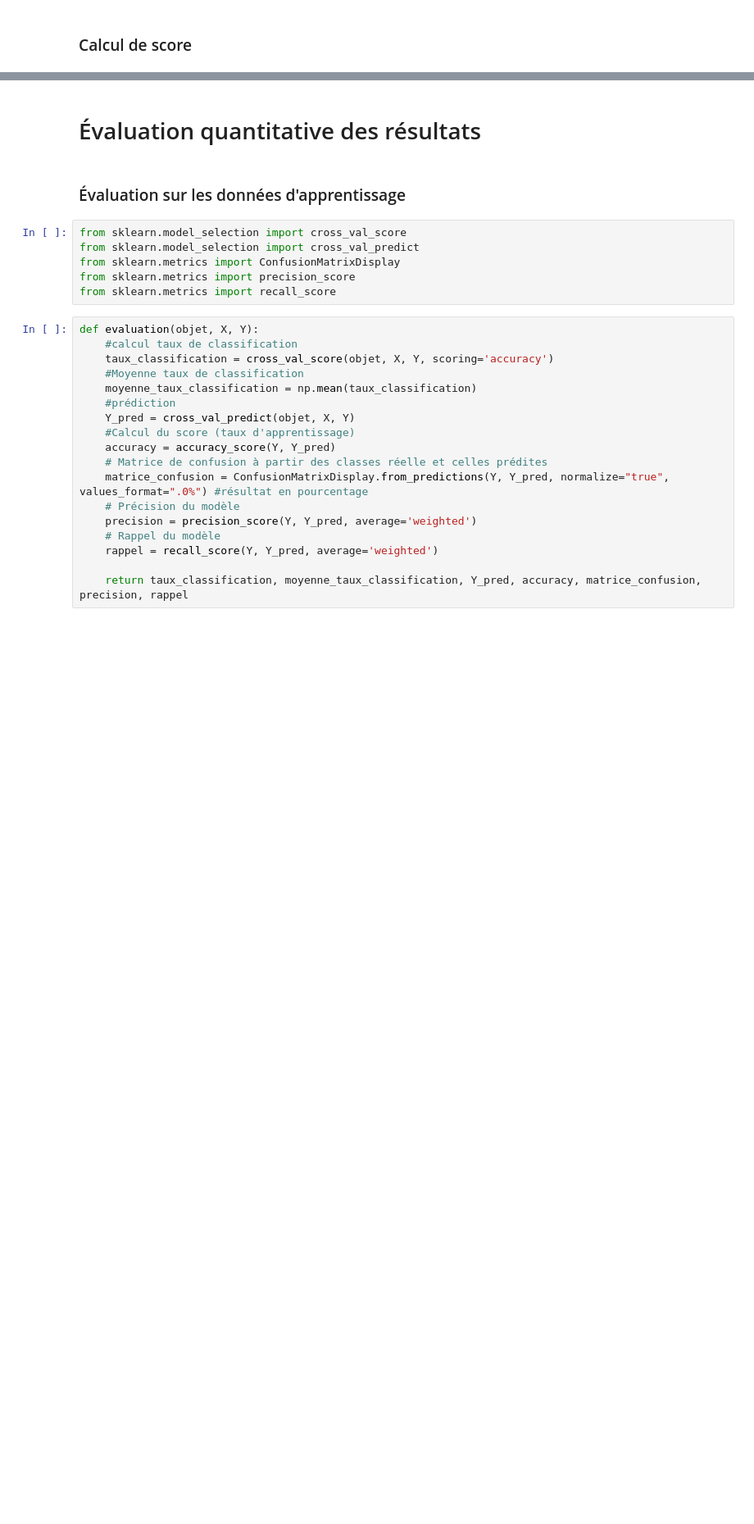
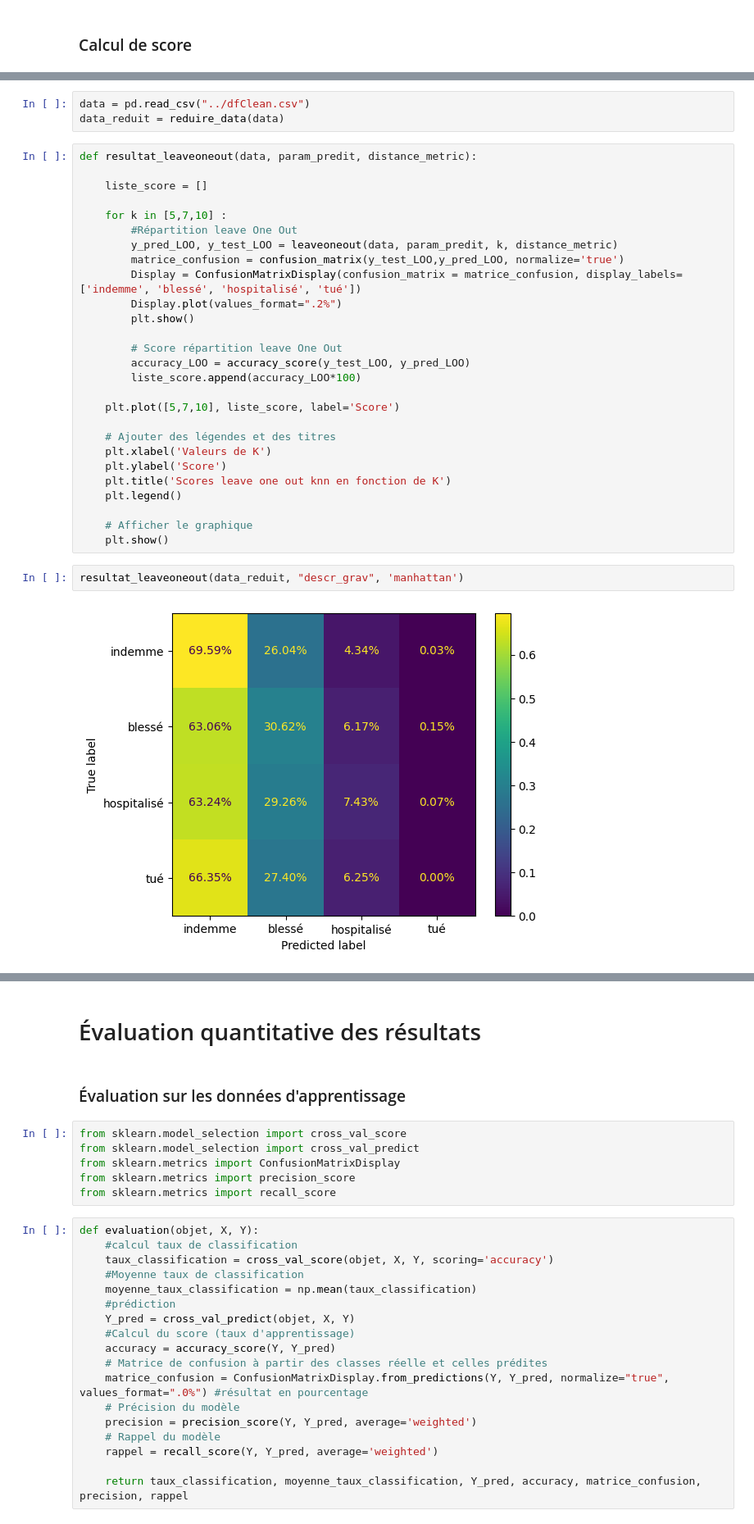
Before and after one commit to Epwo/ProjetA3-23, a Jupyter notebook: IA/supervisé/supervise.ipynb, the cells around one changed output, grey strips where cells are left out. Shown at 82% size. Saved outputs shown, nothing was run; the diff lists cells and outputs as text; blank space fills up the shorter version.

```diff
--- a/IA/supervisé/supervise.ipynb
+++ b/IA/supervisé/supervise.ipynb
@@ -308,0 +190,34 @@ Score sup norme: 38.2 38.53333333333334 39.4
+# %%
+data = pd.read_csv("../dfClean.csv")
+data_reduit = reduire_data(data)
+# %%
+def resultat_leaveoneout(data, param_predit, distance_metric):
+
+    liste_score = []
+
+    for k in [5,7,10] :
+        #Répartition leave One Out
+        y_pred_LOO, y_test_LOO = leaveoneout(data, param_predit, k, distance_metric)
+        matrice_confusion = confusion_matrix(y_test_LOO,y_pred_LOO, normalize='true')
+        Display = ConfusionMatrixDisplay(confusion_matrix = matrice_confusion, display_labels= ['indemme', 'blessé', 'hospitalisé', 'tué'])
+        Display.plot(values_format=".2%")
+        plt.show()
+
+        # Score répartition leave One Out
+        accuracy_LOO = accuracy_score(y_test_LOO, y_pred_LOO)
+        liste_score.append(accuracy_LOO*100)
+
+    plt.plot([5,7,10], liste_score, label='Score')
+
+    # Ajouter des légendes et des titres
+    plt.xlabel('Valeurs de K')
+    plt.ylabel('Score')
+    plt.title('Scores leave one out knn en fonction de K')
+    plt.legend()
+
+    # Afficher le graphique
+    plt.show()
+# %%
+resultat_leaveoneout(data_reduit, "descr_grav", 'manhattan')
+# %% [output]
+[figure, added]
```
Also changed, not shown: parts of 24 cells of this notebook.
